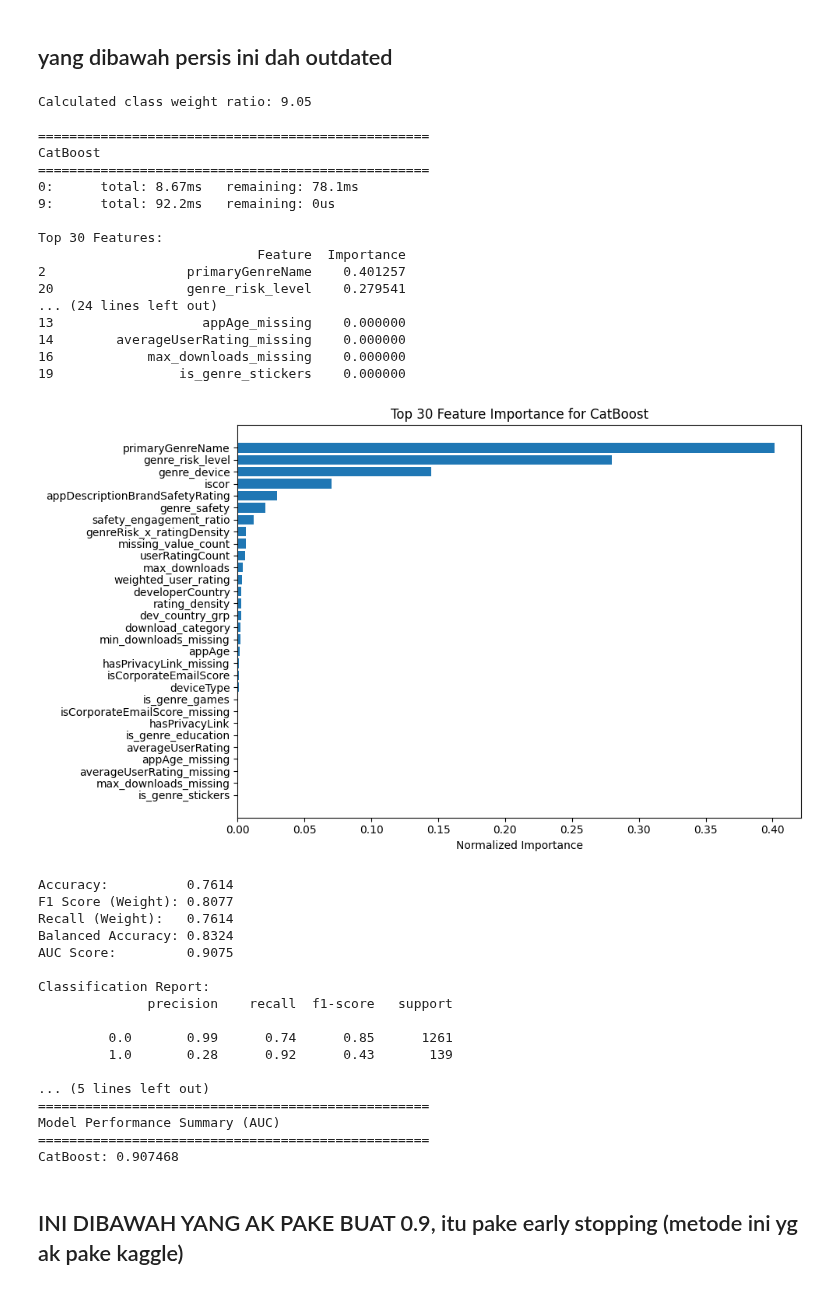
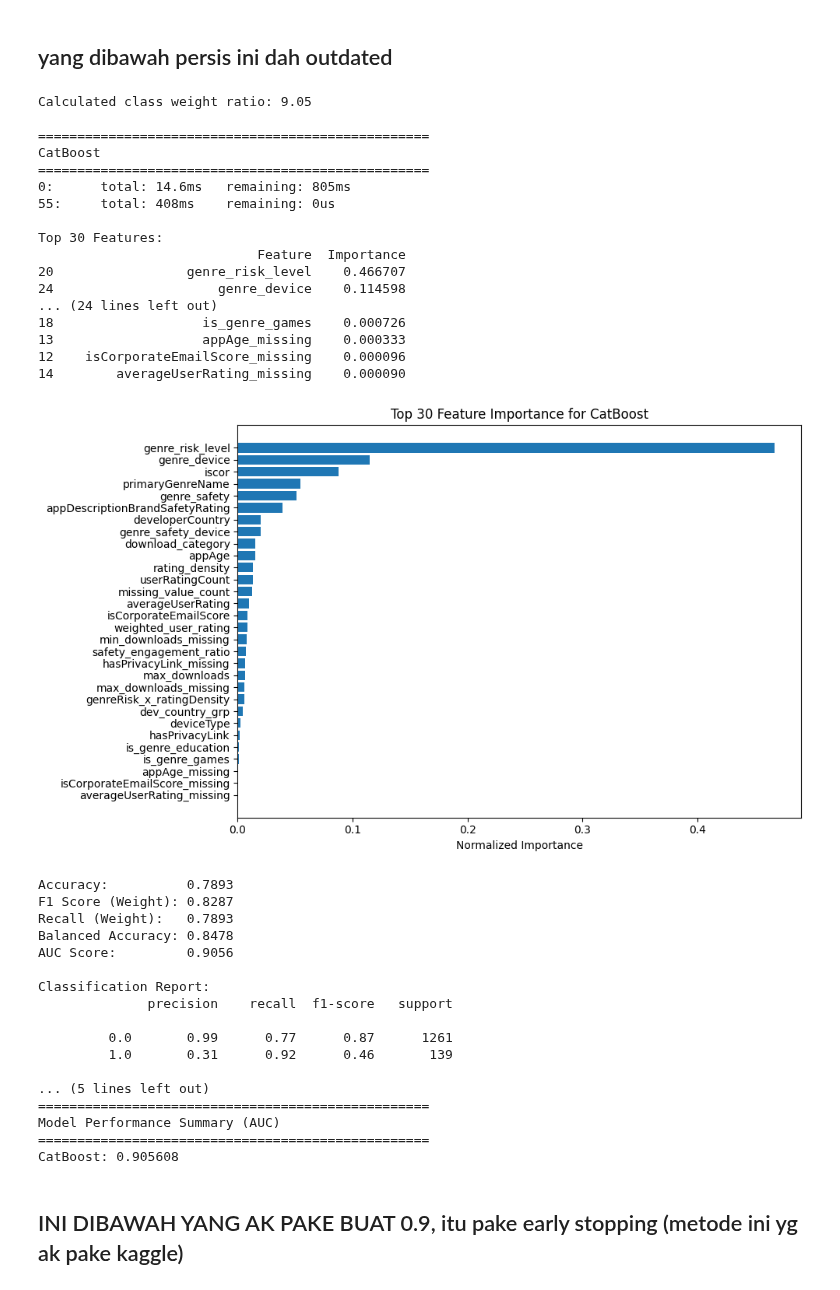
Before and after one commit to Reasondro/FindIT, a Jupyter notebook: Find_IT_Ale_New.ipynb, the cells around one changed output. Saved outputs shown, nothing was run; the diff lists cells and outputs as text; code cells hidden in the pictures.

Commit message:
0.905608 mean 0.281 balanced 0.478

```diff
--- a/Find_IT_Ale_New.ipynb
+++ b/Find_IT_Ale_New.ipynb
@@ -2092,10 +2092,11 @@ models = {
         # class_weights=[1, class_weight_ratio],
         # verbose=0
 
-      iterations = 10,
+      iterations = 56,
       learning_rate = 0.1,
-      depth = 12,
-      l2_leaf_reg = 8,
+    #   depth = 12,
+      depth = 14,
+      l2_leaf_reg = 13,
       loss_function = 'Logloss',
       eval_metric = 'AUC',
       random_seed = 42,
@@ -2103,59 +2104,59 @@ models = {
       verbose = 0,
       bootstrap_type = "Bernoulli",
       grow_policy = "Lossguide",
 
 
     )
 }
 
 # Evaluate all models
 results = {}
 for name, model in models.items():
     trained_model, auc_score = evaluate_model(model, X_train, y_train, X_val, y_val, name)
     results[name] = {'model': trained_model, 'auc': auc_score}
 
 # Display results summary
 print("\n" + "="*50)
 print("Model Performance Summary (AUC)")
 print("="*50)
 for name, result in sorted(results.items(), key=lambda x: x[1]['auc'], reverse=True):
     print(f"{name}: {result['auc']:.6f}")
 # %% [output]
 Calculated class weight ratio: 9.05
 
 ==================================================
 CatBoost
 ==================================================
-0:      total: 8.67ms   remaining: 78.1ms
-9:      total: 92.2ms   remaining: 0us
+0:      total: 14.6ms   remaining: 805ms
+55:     total: 408ms    remaining: 0us
 
 Top 30 Features:
                             Feature  Importance
-2                  primaryGenreName    0.401257
-20                 genre_risk_level    0.279541
+20                 genre_risk_level    0.466707
+24                     genre_device    0.114598
 ... (24 lines left out)
-13                   appAge_missing    0.000000
-14        averageUserRating_missing    0.000000
-16            max_downloads_missing    0.000000
-19                is_genre_stickers    0.000000
+18                   is_genre_games    0.000726
+13                   appAge_missing    0.000333
+12    isCorporateEmailScore_missing    0.000096
+14        averageUserRating_missing    0.000090
-[figure, old version]
+[figure, new version]
-Accuracy:          0.7614
-F1 Score (Weight): 0.8077
-Recall (Weight):   0.7614
-Balanced Accuracy: 0.8324
-AUC Score:         0.9075
+Accuracy:          0.7893
+F1 Score (Weight): 0.8287
+Recall (Weight):   0.7893
+Balanced Accuracy: 0.8478
+AUC Score:         0.9056
 
 Classification Report:
               precision    recall  f1-score   support
 
-         0.0       0.99      0.74      0.85      1261
-         1.0       0.28      0.92      0.43       139
+         0.0       0.99      0.77      0.87      1261
+         1.0       0.31      0.92      0.46       139
 
 ... (5 lines left out)
 ==================================================
 Model Performance Summary (AUC)
 ==================================================
-CatBoost: 0.907468
+CatBoost: 0.905608
 # %% [markdown]
 ## INI DIBAWAH  YANG AK PAKE BUAT 0.9, itu pake early stopping (metode ini yg ak pake kaggle)
 # %%
```
Also changed, not shown: parts of 4 cells of this notebook.
